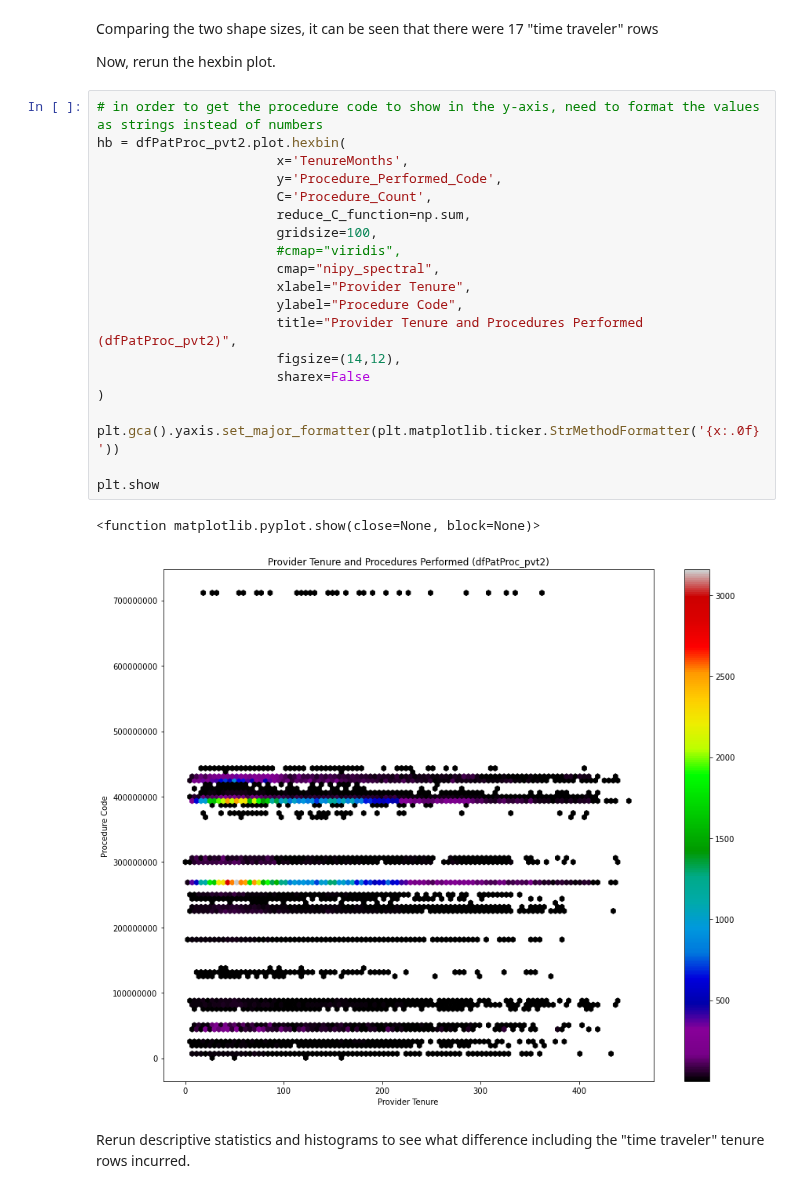
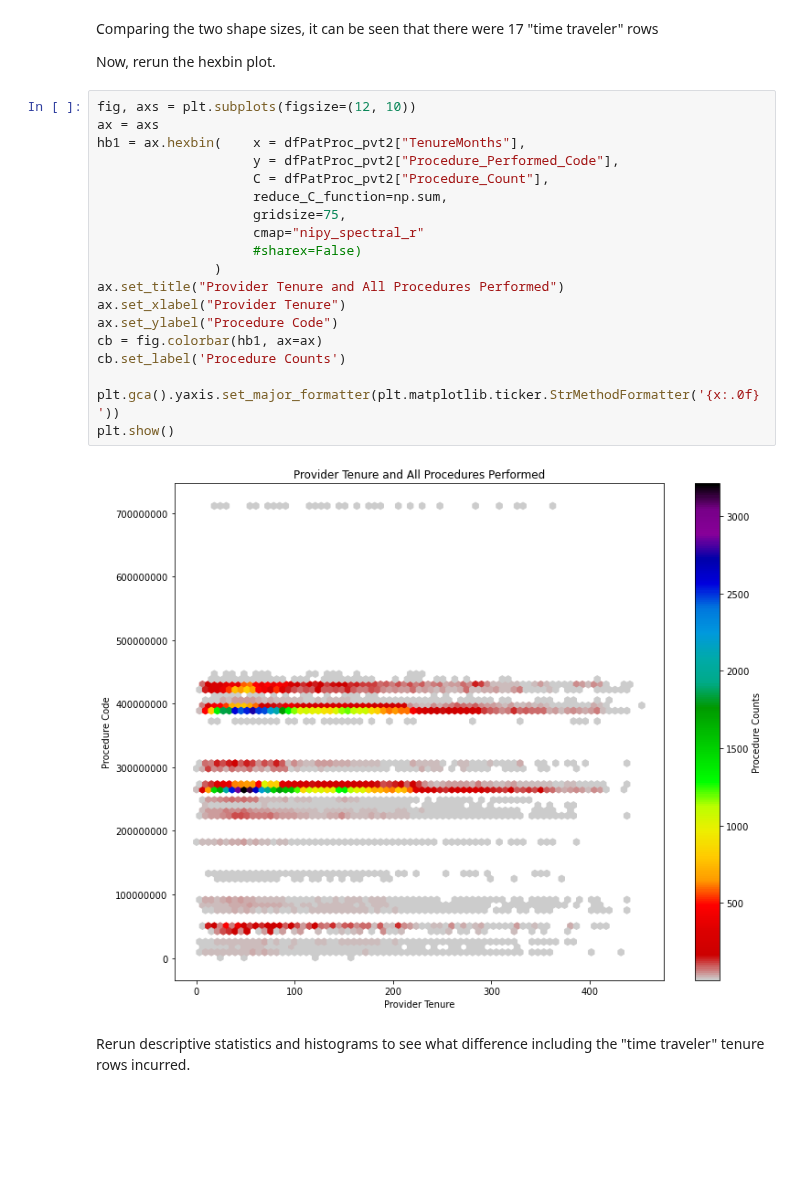
Before and after one commit to data-rescue/ems-analytics, a Jupyter notebook: notebooks/20210313-eem-tenure-proc.ipynb, the cells around one changed output. Cells and saved outputs as stored; diff of their text form; blank space fills up the shorter version.

```diff
--- a/notebooks/20210313-eem-tenure-proc.ipynb
+++ b/notebooks/20210313-eem-tenure-proc.ipynb
@@ -213,29 +212,27 @@ dfPatProc_pvt2.shape
 Comparing the two shape sizes, it can be seen that there were 17 "time traveler" rows
 
 Now, rerun the hexbin plot.
-# %%
-# in order to get the procedure code to show in the y-axis, need to format the values as strings instead of numbers
-hb = dfPatProc_pvt2.plot.hexbin(
-                       x='TenureMonths',
-                       y='Procedure_Performed_Code',
-                       C='Procedure_Count',
-                       reduce_C_function=np.sum,
-                       gridsize=100,
-                       #cmap="viridis",
-                       cmap="nipy_spectral",
-                       xlabel="Provider Tenure",
-                       ylabel="Procedure Code",
-                       title="Provider Tenure and Procedures Performed (dfPatProc_pvt2)",
-                       figsize=(14,12),
-                       sharex=False
-)
-
-plt.gca().yaxis.set_major_formatter(plt.matplotlib.ticker.StrMethodFormatter('{x:.0f}'))
-
-plt.show
-# %% [output]
-<function matplotlib.pyplot.show(close=None, block=None)>
-[figure, removed]
+# %%
+fig, axs = plt.subplots(figsize=(12, 10))
+ax = axs
+hb1 = ax.hexbin(    x = dfPatProc_pvt2["TenureMonths"],
+                    y = dfPatProc_pvt2["Procedure_Performed_Code"],
+                    C = dfPatProc_pvt2["Procedure_Count"],
+                    reduce_C_function=np.sum,
+                    gridsize=75,
+                    cmap="nipy_spectral_r"
+                    #sharex=False)
+               )
+ax.set_title("Provider Tenure and All Procedures Performed")
+ax.set_xlabel("Provider Tenure")
+ax.set_ylabel("Procedure Code")
+cb = fig.colorbar(hb1, ax=ax)
+cb.set_label('Procedure Counts')
+
+plt.gca().yaxis.set_major_formatter(plt.matplotlib.ticker.StrMethodFormatter('{x:.0f}'))
+plt.show()
+# %% [output]
+[figure, added]
 # %% [markdown]
 Rerun descriptive statistics and histograms to see what difference including the "time traveler" tenure rows incurred.
 # %%
```
Also changed, not shown: parts of 43 cells of this notebook.
